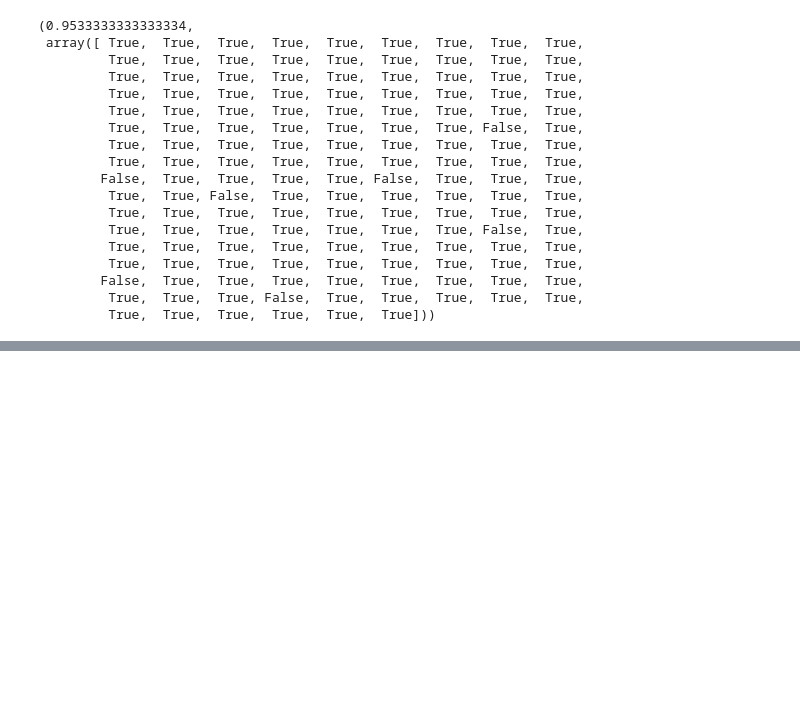
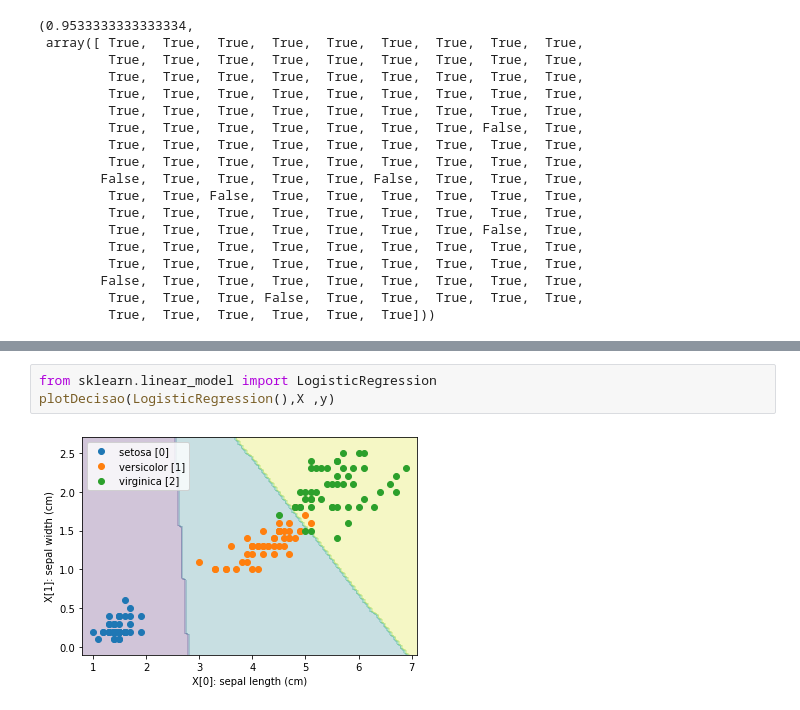
Before and after one commit to lbfiorino/repa-arvore-de-decisao, a Jupyter notebook: arvore.ipynb, the cells around one changed output, grey strips where cells are left out. Drawn from its saved outputs; the diff is of its cells as text; blank space fills up the shorter version.

```diff
--- a/arvore.ipynb
+++ b/arvore.ipynb
@@ -251,0 +285,5 @@ accuracy_score(y, ypred), (ypred == y)
+# %%
+from sklearn.linear_model import LogisticRegression
+plotDecisao(LogisticRegression(),X ,y)
+# %% [output]
+[figure, added]
```
Also changed, not shown: parts of 3 cells of this notebook.
